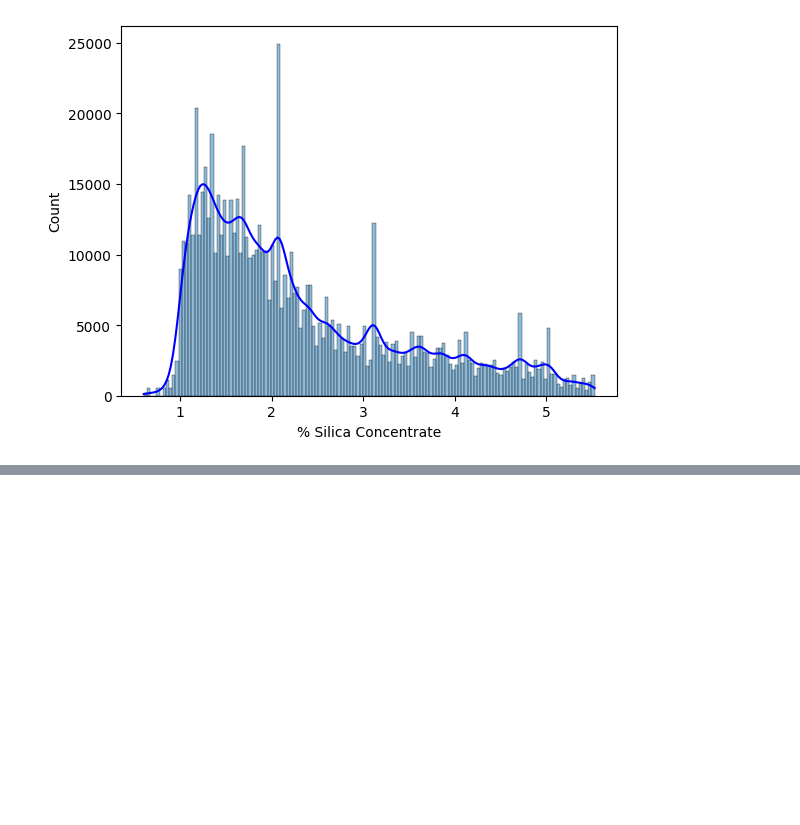
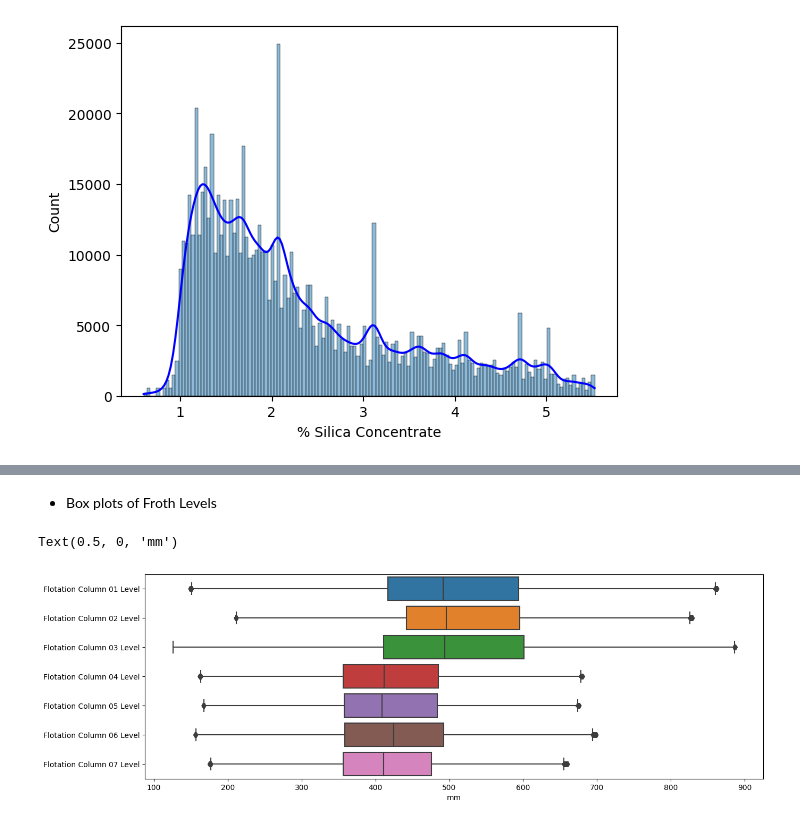
Before and after one commit to ArifAygun/Iron-Ore-Froth-Flotation-Quality-Prediction, a Jupyter notebook: Iron_Ore_Froth_Flotation_Quality_Prediction.ipynb, the cells around one changed output, grey strips where cells are left out. Cells and saved outputs as stored; diff of their text form; code cells hidden in the pictures; blank space fills up the shorter version.

```diff
--- a/Iron_Ore_Froth_Flotation_Quality_Prediction.ipynb
+++ b/Iron_Ore_Froth_Flotation_Quality_Prediction.ipynb
@@ -367,0 +244,12 @@ X.shape, y.shape
+# %% [markdown]
+- Box plots of Froth Levels
+# %%
+plt.figure(figsize = (15, 5))
+sns.boxplot(data = df[['Flotation Column 01 Level',
+       'Flotation Column 02 Level', 'Flotation Column 03 Level',
+       'Flotation Column 04 Level', 'Flotation Column 05 Level',
+       'Flotation Column 06 Level', 'Flotation Column 07 Level']], orient = 'h')
+plt.xlabel('mm')
+# %% [output]
+Text(0.5, 0, 'mm')
+[figure, added]
```
Also changed, not shown: parts of 66 cells of this notebook.
